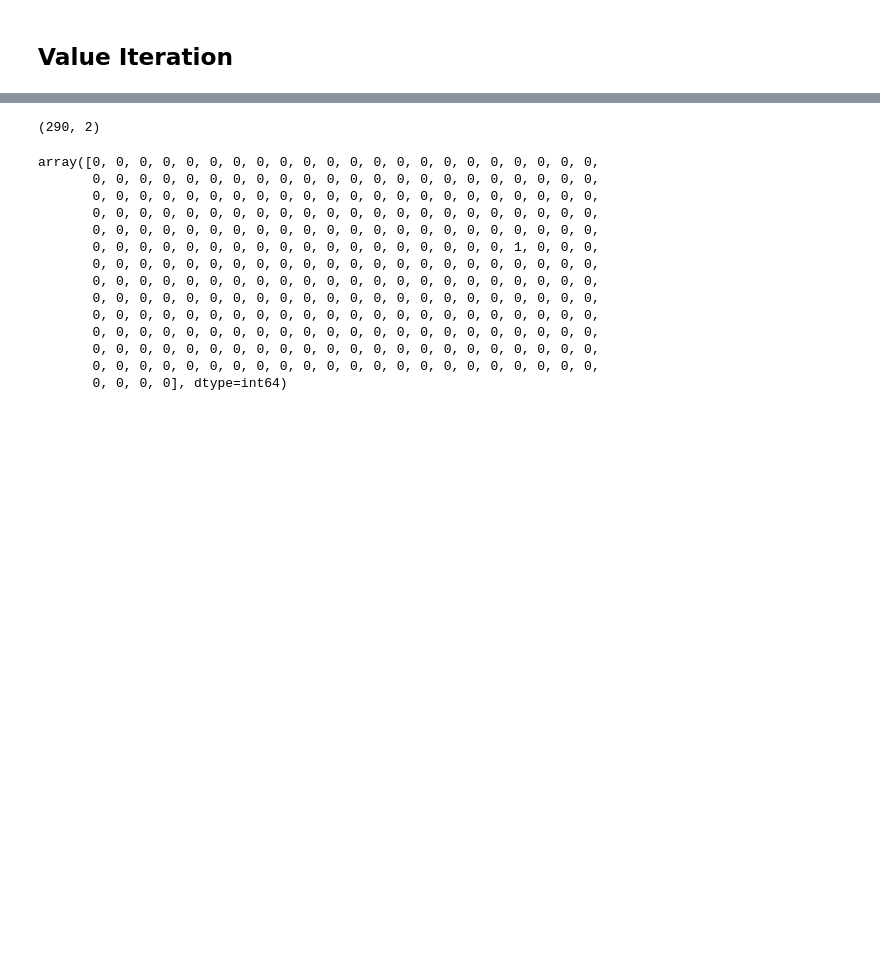
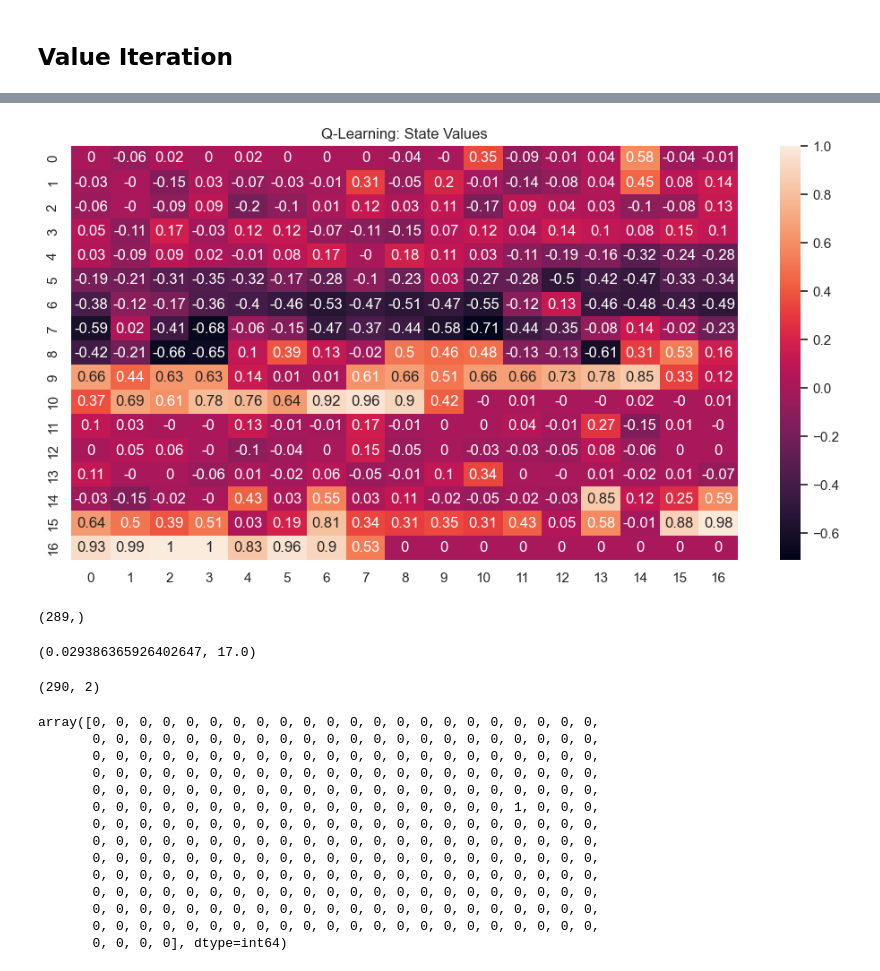
Before and after one commit to lboadi2/machine_learning, a Jupyter notebook: 4_reinforcement_learning/blackjack.ipynb, the cells around one changed output, grey strips where cells are left out. Cells and saved outputs as stored; diff of their text form; code cells hidden in the pictures; blank space fills up the shorter version.

```diff
--- a/4_reinforcement_learning/blackjack.ipynb
+++ b/4_reinforcement_learning/blackjack.ipynb
@@ -174,3 +178,16 @@ runtime = 2.02 seconds
+# %%
+fig, ax = plt.subplots(figsize=(12,6))
+Plots.grid_values_heat_map(V[:-1], "Q-Learning: State Values", ax=ax)
+# %% [output]
+[figure, added]
+# %%
+V[:-1].shape
+# %% [output]
+(289,)
+# %%
+math.modf(math.sqrt(len(V)))
+# %% [output]
+(0.029386365926402647, 17.0)
 # %%
 Q.shape
 # %% [output]
```
Also changed, not shown: parts of 8 cells of this notebook, 2 other files.
